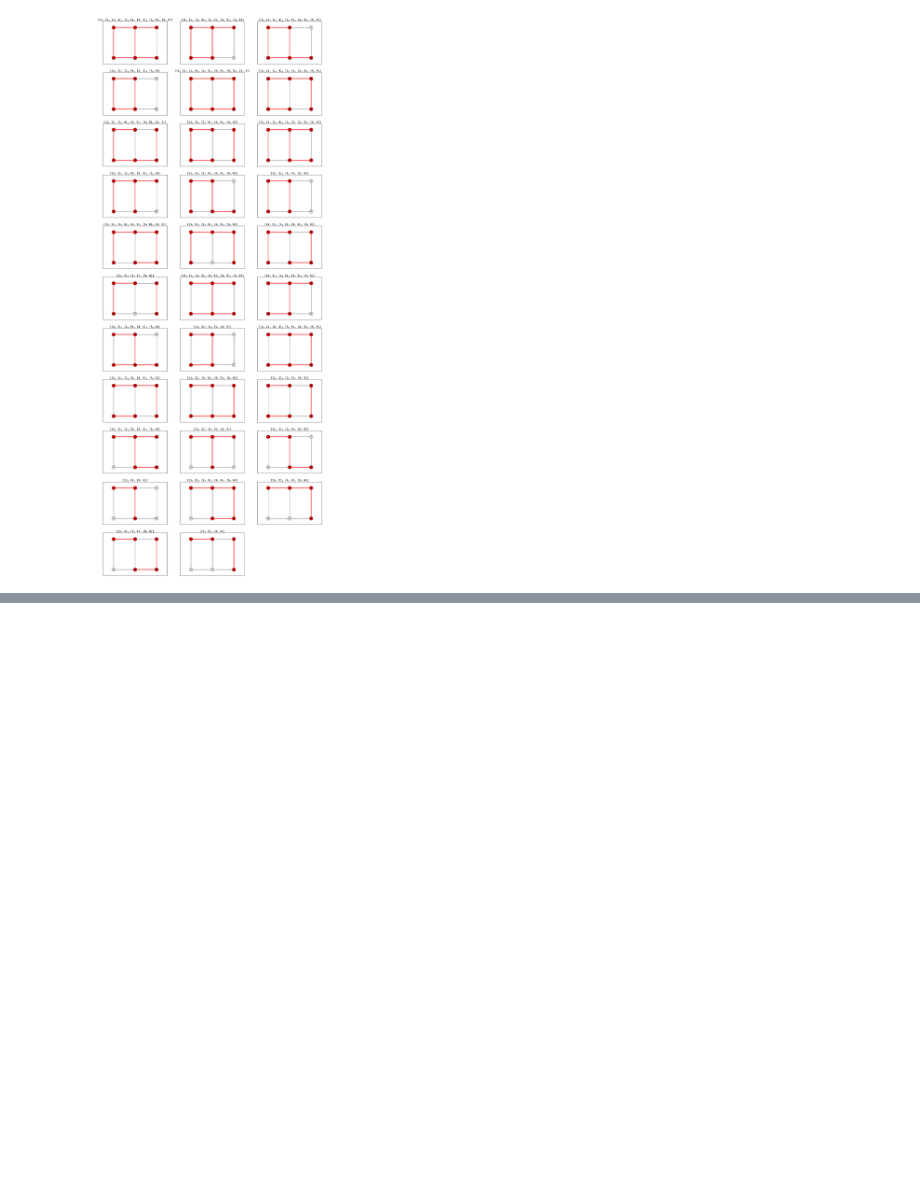
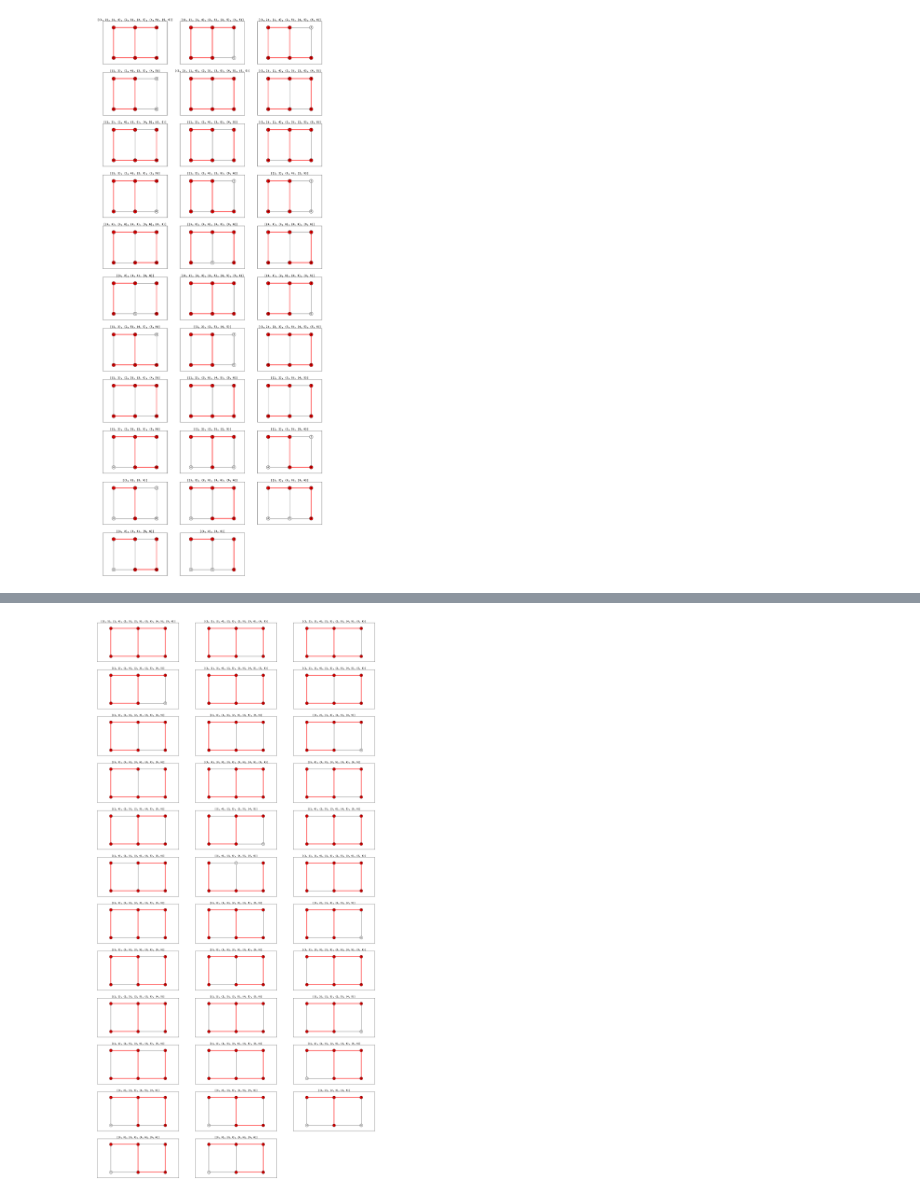
Before and after one commit to N0nki/interactive_reference, a Jupyter notebook: reference.ipynb, the cells around one changed output, grey strips where cells are left out. Saved outputs shown, nothing was run; the diff lists cells and outputs as text; code cells hidden in the pictures; blank space fills up the shorter version.

Commit message:
add connected_components

```diff
--- a/reference.ipynb
+++ b/reference.ipynb
@@ -380,0 +420,10 @@ for i, graph in enumerate(graphset):
+# %%
+graphset = GraphSet.connected_components([1, 3, 5])
+len(graphset)
+plt.figure(figsize=(30, 60))
+for i, graph in enumerate(graphset):
+    plt.subplot(12, 3, i + 1)
+    plt.title(graph)
+    draw(G, graph)
+# %% [output]
+[figure, added]
```
Also changed, not shown: parts of 8 cells of this notebook.
